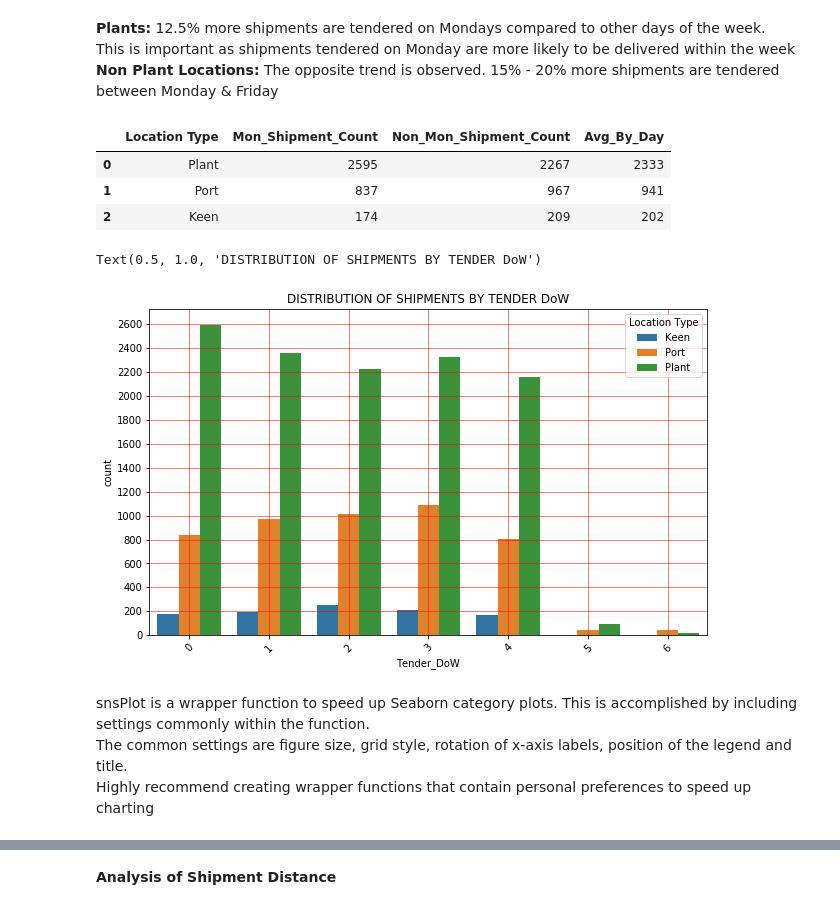
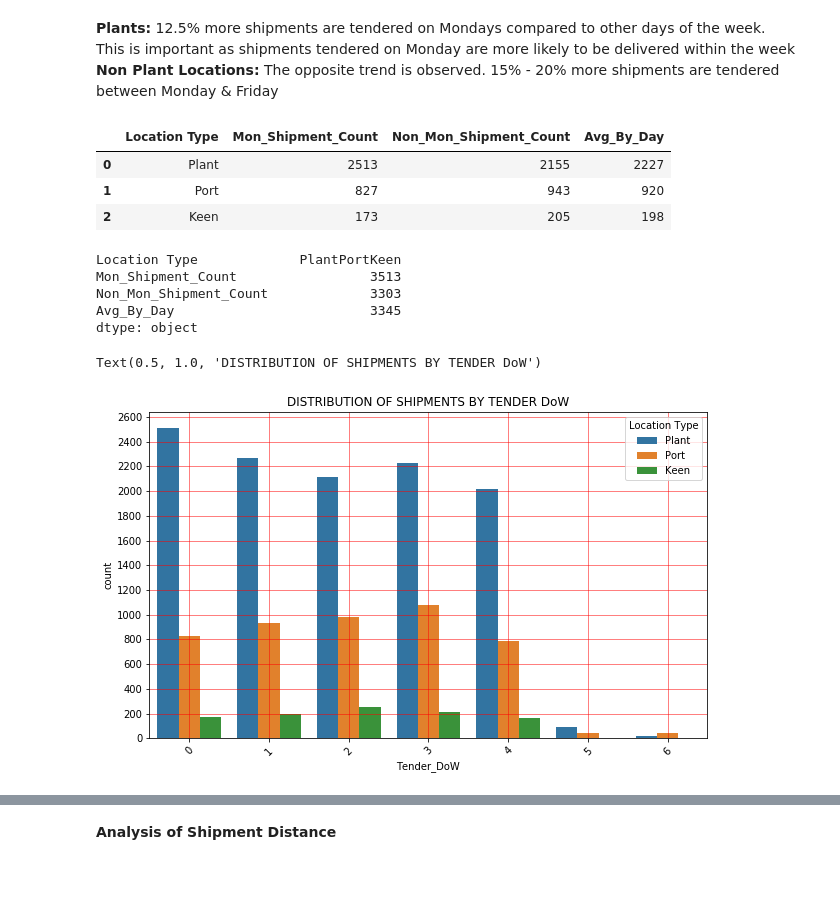
Before and after one commit to prasiyer/ML_Logistics, a Jupyter notebook: TT_EDA.ipynb, the cells around one changed output, grey strips where cells are left out. Cells and saved outputs as stored; diff of their text form; code cells hidden in the pictures; blank space fills up the shorter version.

```diff
--- a/TT_EDA.ipynb
+++ b/TT_EDA.ipynb
@@ -118,6 +225,6 @@ dtype: int64
 # %% [markdown]
 Additional features can be created from date features and insights can be gained from these new features
 # %%
-inpDf['Tender_Day']=inpDf['Tender_Date'].dt.day
-inpDf['Tender_DoW'] = inpDf['Tender_Date'].dt.dayofweek
-inpDf['Tender_Month'] = inpDf['Tender_Date'].dt.month
+df['Tender_Day']=df['Tender_Date'].dt.day
+df['Tender_DoW'] = df['Tender_Date'].dt.dayofweek
+df['Tender_Month'] = df['Tender_Date'].dt.month
@@ -140,24 +263,30 @@ for locType in ['Plant', 'Port', 'Keen']:
     tenderDf.loc[i] = [locType, monShipments, nonMonShipments, avgByDay]
     i += 1
+# %%
+display(tenderDf)
+# %% [output]
+|  | Location Type | Mon_Shipment_Count | Non_Mon_Shipment_Count | Avg_By_Day |
+| 0 | Plant | 2513 | 2155 | 2227 |
+| 1 | Port | 827 | 943 | 920 |
+| 2 | Keen | 173 | 205 | 198 |
 # %%
-tenderDf
+tenderDf.sum()
 # %% [output]
-|  | Location Type | Mon_Shipment_Count | Non_Mon_Shipment_Count | Avg_By_Day |
-| 0 | Plant | 2595 | 2267 | 2333 |
-| 1 | Port | 837 | 967 | 941 |
-| 2 | Keen | 174 | 209 | 202 |
+Location Type             PlantPortKeen
+Mon_Shipment_Count                 3513
+Non_Mon_Shipment_Count             3303
+Avg_By_Day                         3345
+dtype: object
 # %%
 plt.figure(figsize = (10,6))
-ax = sns.countplot(data = inpDf, x = 'Tender_DoW',hue = 'Location Type')
+ax = sns.countplot(data = df, x = 'Tender_DoW',hue = 'Location Type')
 ax.grid(linestyle='-', linewidth='0.5', color='red')
 #ax.set_xlim(left = 0, right = 16)
 #ax.xaxis.set_major_locator(plt.MultipleLocator(10))
 ax.yaxis.set_major_locator(plt.MultipleLocator(200))
 plt.xticks(rotation=45)
 sns.move_legend(ax, loc = 'upper right')
 ax.set_title('DISTRIBUTION OF SHIPMENTS BY TENDER DoW')
 # %% [output]
 Text(0.5, 1.0, 'DISTRIBUTION OF SHIPMENTS BY TENDER DoW')
-[figure, old version]
+[figure, new version]
-# %% [markdown]
-snsPlot is a wrapper function to speed up Seaborn category plots. This is accomplished by including settings commonly within the function. <br> The common settings are figure size, grid style, rotation of x-axis labels, position of the legend and title. <br> Highly recommend creating wrapper functions that contain personal preferences to speed up charting
```
Also changed, not shown: parts of 51 cells of this notebook.
